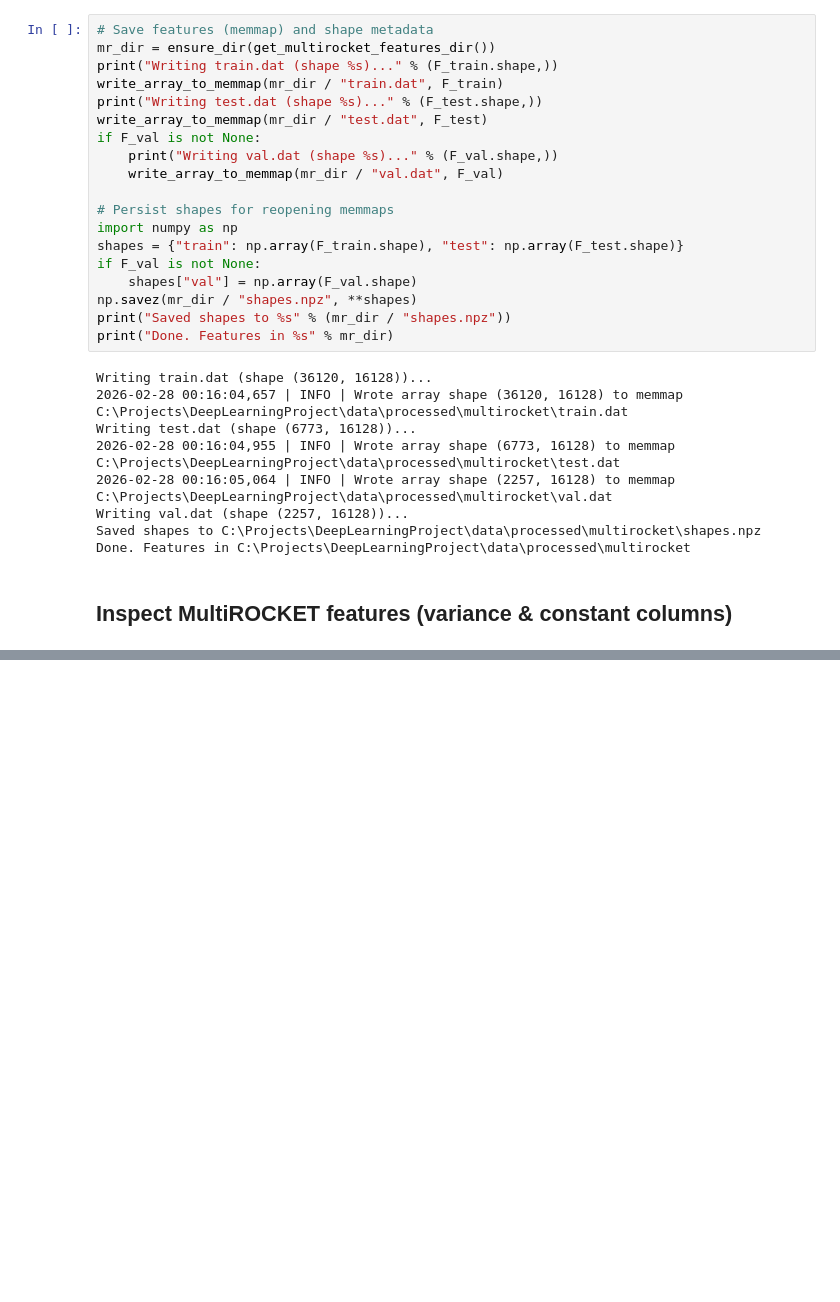
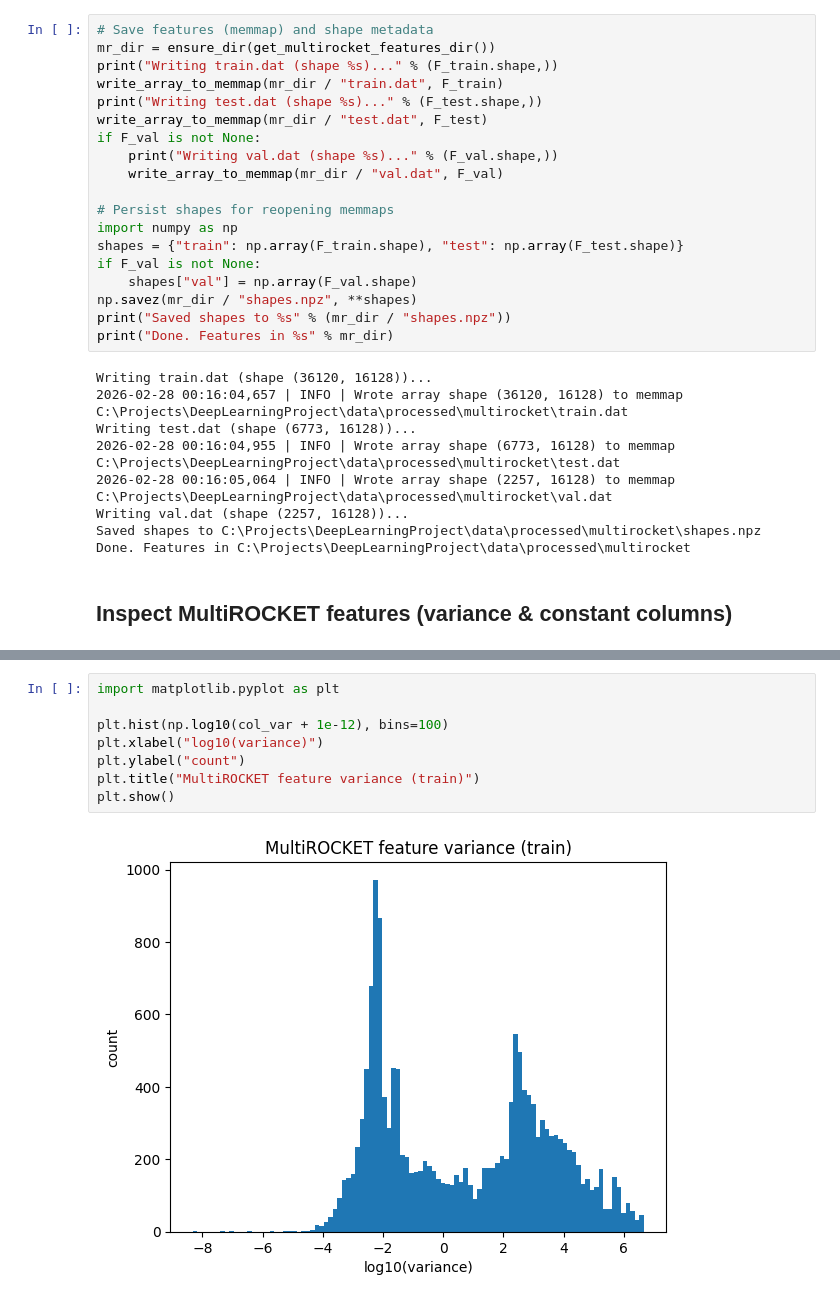
Before and after one commit to codesbyhussain/Deep-Learning-Project, a Jupyter notebook: notebooks/02_multirocket.ipynb, the cells around one changed output, grey strips where cells are left out. Cells and saved outputs as stored; diff of their text form; blank space fills up the shorter version.

```diff
--- a/notebooks/02_multirocket.ipynb
+++ b/notebooks/02_multirocket.ipynb
@@ -205,0 +218,10 @@ for p in [0, 1, 5, 25, 50, 75, 95, 99, 100]:
+# %%
+import matplotlib.pyplot as plt
+
+plt.hist(np.log10(col_var + 1e-12), bins=100)
+plt.xlabel("log10(variance)")
+plt.ylabel("count")
+plt.title("MultiROCKET feature variance (train)")
+plt.show()
+# %% [output]
+[figure, added]
```
Also changed, not shown: parts of 3 cells of this notebook, 4 other files.
